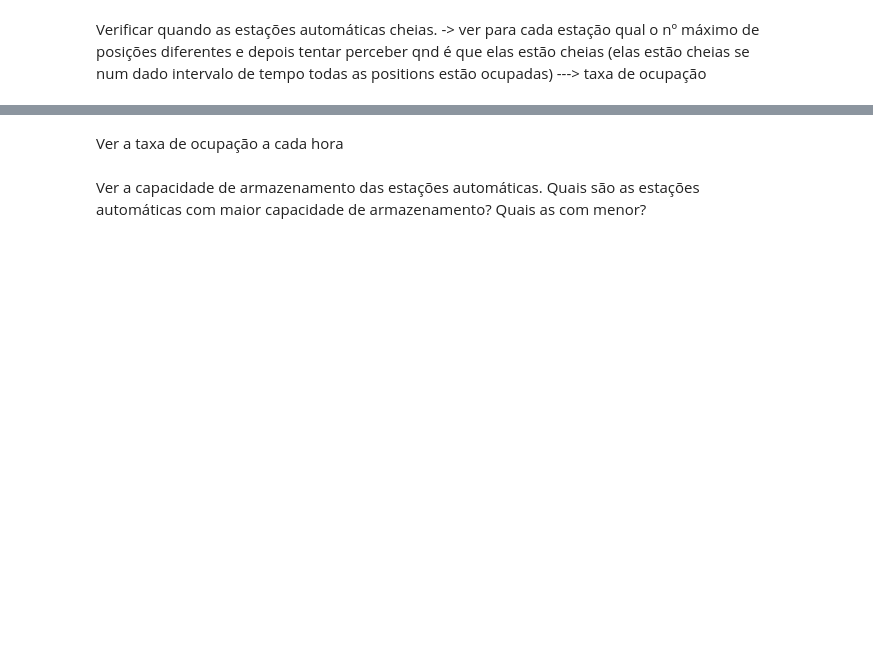
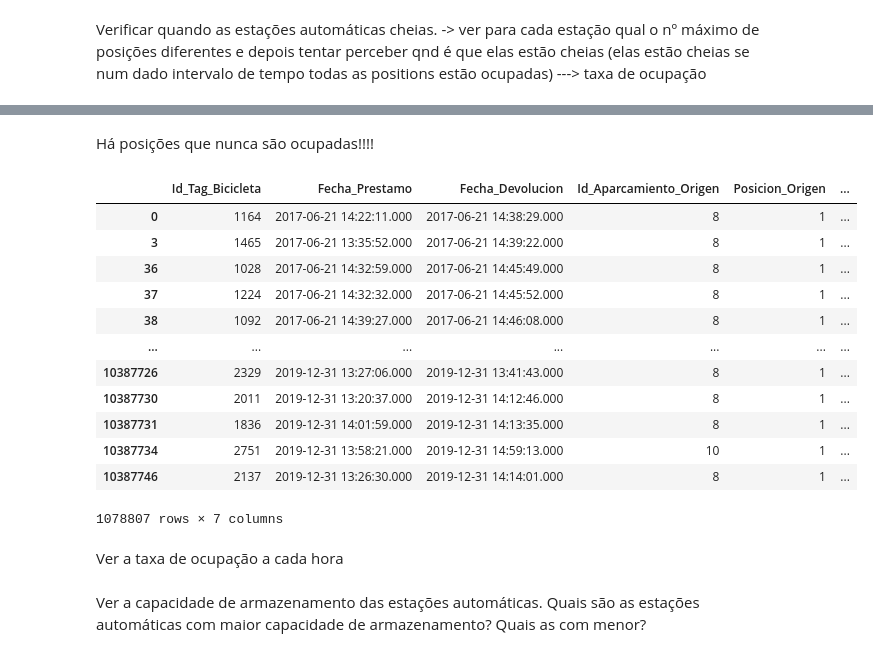
Before and after one commit to anafsa/ChildrenOfJupyter, a Jupyter notebook: Stage-3/EDA-Ana.ipynb, the cells around one changed output, grey strips where cells are left out. Drawn from its saved outputs; the diff is of its cells as text; code cells hidden in the pictures; blank space fills up the shorter version.

```diff
--- a/Stage-3/EDA-Ana.ipynb
+++ b/Stage-3/EDA-Ana.ipynb
@@ -20,0 +98,2 @@ Verificar quando as estações automáticas cheias. -> ver para cada estação q
+# %% [markdown]
+Há posições que nunca são ocupadas!!!!
@@ -20,0 +103,32 @@ Verificar quando as estações automáticas cheias. -> ver para cada estação q
+# %%
+# obter  a posição inicial da bicicleta de forma a saber quantas bicicletas tem cada estação inicialmente
+
+
+
+def get_bike_location(_df, station):
+
+    df = _df.copy()
+    df = df[['Id_Tag_Bicicleta', 'Fecha_Prestamo', 'Fecha_Devolucion', 'Id_Aparcamiento_Origen', \
+             'Posicion_Origen', 'Id_Aparcamiento_Destino', 'Posicion_Destino']]
+
+    df = df[(df['Id_Aparcamiento_Origen']==station) | (df['Id_Aparcamiento_Destino']==station)]
+    #df_ts = df_ts.set_index(['Fecha_Prestamo', 'month'])
+
+    return df
+
+# eles podem ter bicicletas na estação q nós não sabemos porque nunca são emprestadas!!!!!!!!!!!!!!!!!!!!!!!!!
+get_bikes_per_station(df, 8)
+# %% [output]
+|  | Id_Tag_Bicicleta | Fecha_Prestamo | Fecha_Devolucion | Id_Aparcamiento_Origen | Posicion_Origen | ... |
+| 0 | 1164 | 2017-06-21 14:22:11.000 | 2017-06-21 14:38:29.000 | 8 | 1 | ... |
+| 3 | 1465 | 2017-06-21 13:35:52.000 | 2017-06-21 14:39:22.000 | 8 | 1 | ... |
+| 36 | 1028 | 2017-06-21 14:32:59.000 | 2017-06-21 14:45:49.000 | 8 | 1 | ... |
+| 37 | 1224 | 2017-06-21 14:32:32.000 | 2017-06-21 14:45:52.000 | 8 | 1 | ... |
+| 38 | 1092 | 2017-06-21 14:39:27.000 | 2017-06-21 14:46:08.000 | 8 | 1 | ... |
+| ... | ... | ... | ... | ... | ... | ... |
+| 10387726 | 2329 | 2019-12-31 13:27:06.000 | 2019-12-31 13:41:43.000 | 8 | 1 | ... |
+| 10387730 | 2011 | 2019-12-31 13:20:37.000 | 2019-12-31 14:12:46.000 | 8 | 1 | ... |
+| 10387731 | 1836 | 2019-12-31 14:01:59.000 | 2019-12-31 14:13:35.000 | 8 | 1 | ... |
+| 10387734 | 2751 | 2019-12-31 13:58:21.000 | 2019-12-31 14:59:13.000 | 10 | 1 | ... |
+| 10387746 | 2137 | 2019-12-31 13:26:30.000 | 2019-12-31 14:14:01.000 | 8 | 1 | ... |
+1078807 rows × 7 columns
```
Also changed, not shown: parts of 21 cells of this notebook.
